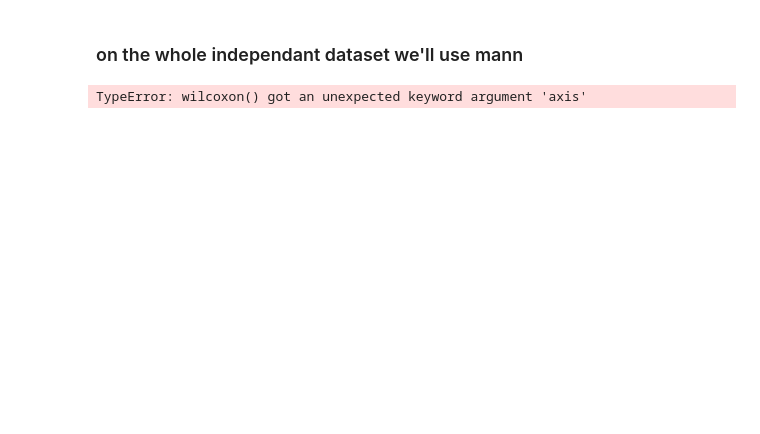
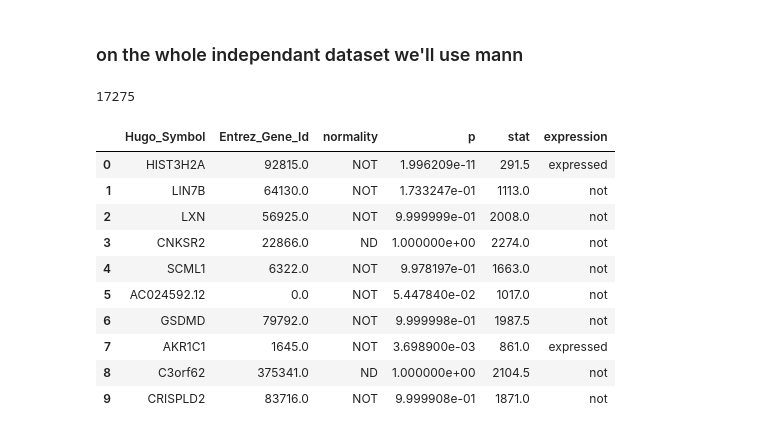
Before and after one commit to FatmaGad25/Bioinformatics_Final_project, a Jupyter notebook: final-I.ipynb, the cells around one changed output. Saved outputs shown, nothing was run; the diff lists cells and outputs as text; code cells hidden in the pictures; blank space fills up the shorter version.

```diff
--- a/final-I.ipynb
+++ b/final-I.ipynb
@@ -189,12 +220,23 @@ wilcoxon.head(10)
 # %% [markdown]
 ### on the whole independant dataset we'll use mann
 # %%
-stat, p =  stats.mannwhitneyu((data[0], data[1], axis=1, alternative='less')
+stat, p =  stats.mannwhitneyu(data[0], data[1], axis=1, alternative='less')
 mannwhitneyu = pd.DataFrame(list(zip(normal_x.dropna().Hugo_Symbol, normal_x.dropna().Entrez_Gene_Id, normal_x.dropna().normality, p, stat)))
 mannwhitneyu.columns =['Hugo_Symbol', 'Entrez_Gene_Id', 'normality', 'p', 'stat']
 mannwhitneyu['expression'] = np.where(mannwhitneyu['p']>0.05, 'not', 'expressed')
 print(len(mannwhitneyu))
 mannwhitneyu.head(10)
 # %% [output]
-TypeError: wilcoxon() got an unexpected keyword argument 'axis'
+17275
+|  | Hugo_Symbol | Entrez_Gene_Id | normality | p | stat | expression |
+| 0 | HIST3H2A | 92815.0 | NOT | 1.996209e-11 | 291.5 | expressed |
+| 1 | LIN7B | 64130.0 | NOT | 1.733247e-01 | 1113.0 | not |
+| 2 | LXN | 56925.0 | NOT | 9.999999e-01 | 2008.0 | not |
+| 3 | CNKSR2 | 22866.0 | ND | 1.000000e+00 | 2274.0 | not |
+| 4 | SCML1 | 6322.0 | NOT | 9.978197e-01 | 1663.0 | not |
+| 5 | AC024592.12 | 0.0 | NOT | 5.447840e-02 | 1017.0 | not |
+| 6 | GSDMD | 79792.0 | NOT | 9.999998e-01 | 1987.5 | not |
+| 7 | AKR1C1 | 1645.0 | NOT | 3.698900e-03 | 861.0 | expressed |
+| 8 | C3orf62 | 375341.0 | ND | 1.000000e+00 | 2104.5 | not |
+| 9 | CRISPLD2 | 83716.0 | NOT | 9.999908e-01 | 1871.0 | not |
 # %%
```
Also changed, not shown: parts of 4 cells of this notebook, 4 other files.
